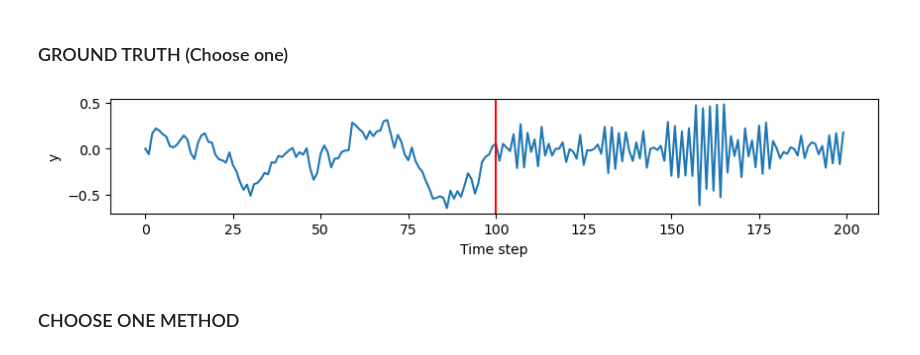
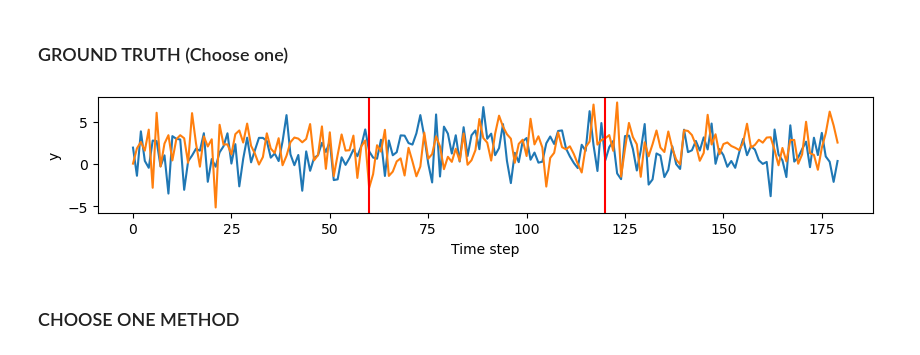
Before and after one commit to lamtung16/spectral-attention-kernel-cpd, a Jupyter notebook: compare_vs_traditional_kernel.ipynb, the cells around one changed output. Saved outputs shown, nothing was run; the diff lists cells and outputs as text; code cells hidden in the pictures.

```diff
--- a/compare_vs_traditional_kernel.ipynb
+++ b/compare_vs_traditional_kernel.ipynb
@@ -9,48 +9,49 @@ np.random.seed(123)
 ### GROUND TRUTH (Choose one)
 # %%
 # sample signal, 3 segments, 2 changepoints at index 29 and 59
-seg_len = 30 # segment length
-signal1 = np.column_stack((np.random.normal(1.0, 0.1, seg_len), np.random.normal(5.0, 0.1, seg_len)))
-signal2 = np.column_stack((np.random.normal(5.0, 2.0, seg_len), np.random.normal(1.0, 2.0, seg_len)))
-signal3 = np.column_stack((np.random.normal(1.0, 0.1, seg_len), np.random.normal(5.0, 0.1, seg_len)))
+seg_len = 60 # segment length
+signal1 = np.column_stack((np.random.normal(1.0, 2.0, seg_len), np.random.normal(2.0, 2.0, seg_len)))
+signal2 = np.column_stack((np.random.normal(2.0, 2.0, seg_len), np.random.normal(1.5, 2.0, seg_len)))
+signal3 = np.column_stack((np.random.normal(1.0, 2.0, seg_len), np.random.normal(2.0, 2.0, seg_len)))
 y = np.vstack((signal1, signal2, signal3))
 
-bkps = [29, 59]
+bkps = [seg_len, 2*seg_len]
 
 plt.figure(figsize=(10, 1.5))
 for i in range(y.shape[1]):
     plt.plot(y[:, i])
 for j in bkps:
     plt.axvline(x = j, color='red')
 plt.xlabel("Time step")
 plt.ylabel("y")
 plt.show()
+# %% [output]
+[figure, added]
 # %%
-def generate_ar_change_data(n_samples=1000, bkp=500):
-    res = np.zeros(n_samples)
-    phi1 = [0.9]
-    phi2 = [-0.9]
-    noise = np.random.normal(0, 0.1, n_samples)
-    for t in range(1, n_samples):
-        if t < bkp:
-            res[t] = phi1[0] * res[t-1] + noise[t]
-        else:
-            res[t] = phi2[0] * res[t-1] + noise[t]
-    return res
+# n_samples = 200
+# bkps = [100]
+# res = np.zeros(n_samples)
+# # Segment 1: High positive correlation
+# phi1 = [0.9]
+# # Segment 2: High negative correlation (oscillatory)
+# phi2 = [-0.9]
 
-y = generate_ar_change_data(200, 100)
-y = y.reshape(-1, 1)
+# noise = np.random.normal(0, 0.1, n_samples)
 
-bkps = [100]
+# for t in range(1, n_samples):
+#     if t < bkps[0]:
+#         res[t] = phi1[0] * res[t-1] + noise[t]
+#     else:
+#         res[t] = phi2[0] * res[t-1] + noise[t]
 
-plt.figure(figsize=(10, 1.5))
-for i in range(y.shape[1]):
-    plt.plot(y[:, i])
-for j in bkps:
-    plt.axvline(x = j, color='red')
-plt.xlabel("Time step")
-plt.ylabel("y")
-plt.show()
+# y = res.reshape(-1,1)
+
+# plt.figure(figsize=(10, 1.5))
+# for i in range(y.shape[1]):
+#     plt.plot(y[:, i])
+# for j in bkps:
+#     plt.axvline(x = j, color='red')
+# plt.xlabel("Time step")
+# plt.ylabel("y")
+# plt.show()
-# %% [output]
-[figure, removed]
 # %%
```
Also changed, not shown: parts of 7 cells of this notebook, 18 other files.
